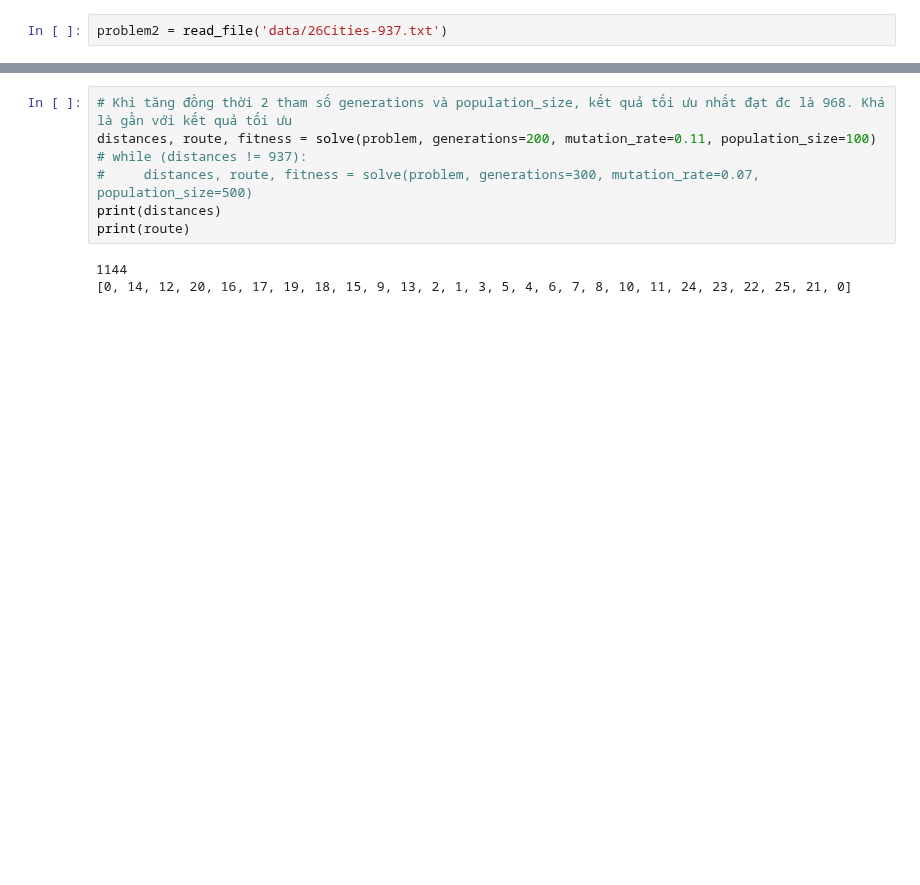
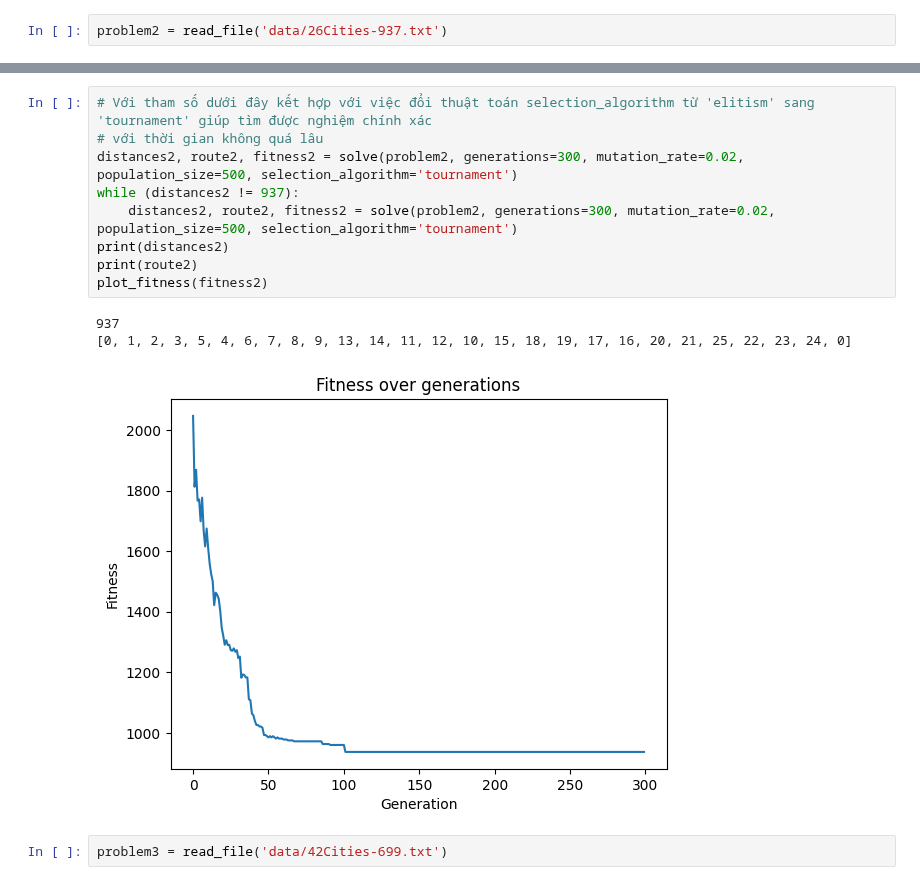
Before and after one commit to ThienNguyen3001/Travelling-Salesman-AI-Final, a Jupyter notebook: thien.ipynb, the cells around one changed output, grey strips where cells are left out. Drawn from its saved outputs; the diff is of its cells as text; blank space fills up the shorter version.

Commit message:
Update giải chính xác tới 26 cities

```diff
--- a/thien.ipynb
+++ b/thien.ipynb
@@ -110,10 +110,15 @@ plot_fitness(fitness2)
-# %%
-# Khi tăng đồng thời 2 tham số generations và population_size, kết quả tối ưu nhất đạt đc là 968. Khá là gần với kết quả tối ưu
-distances, route, fitness = solve(problem, generations=200, mutation_rate=0.11, population_size=100)
-# while (distances != 937):
-#     distances, route, fitness = solve(problem, generations=300, mutation_rate=0.07, population_size=500)
-print(distances)
-print(route)
-# %% [output]
-1144
-[0, 14, 12, 20, 16, 17, 19, 18, 15, 9, 13, 2, 1, 3, 5, 4, 6, 7, 8, 10, 11, 24, 23, 22, 25, 21, 0]
+# %%
+# Với tham số dưới đây kết hợp với việc đổi thuật toán selection_algorithm từ 'elitism' sang 'tournament' giúp tìm được nghiệm chính xác
+# với thời gian không quá lâu
+distances2, route2, fitness2 = solve(problem2, generations=300, mutation_rate=0.02, population_size=500, selection_algorithm='tournament')
+while (distances2 != 937):
+    distances2, route2, fitness2 = solve(problem2, generations=300, mutation_rate=0.02, population_size=500, selection_algorithm='tournament')
+print(distances2)
+print(route2)
+plot_fitness(fitness2)
+# %% [output]
+937
+[0, 1, 2, 3, 5, 4, 6, 7, 8, 9, 13, 14, 11, 12, 10, 15, 18, 19, 17, 16, 20, 21, 25, 22, 23, 24, 0]
+[figure, added]
+# %%
+problem3 = read_file('data/42Cities-699.txt')
```
Also changed, not shown: parts of 4 cells of this notebook.
